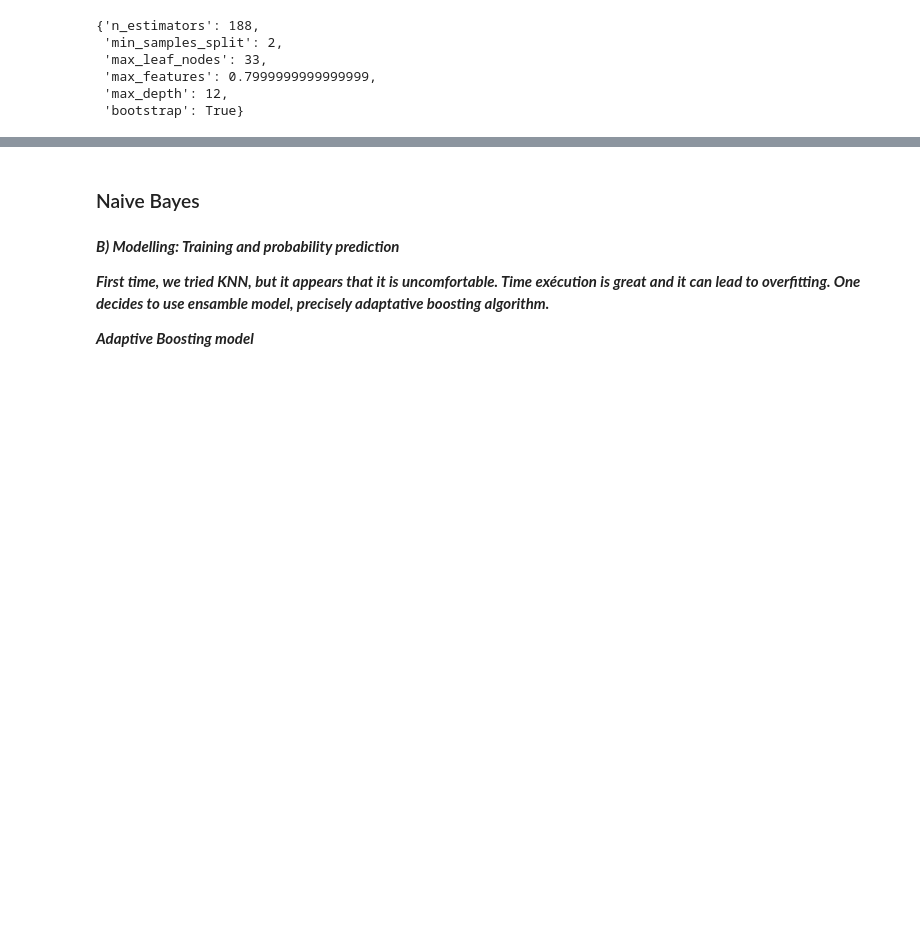
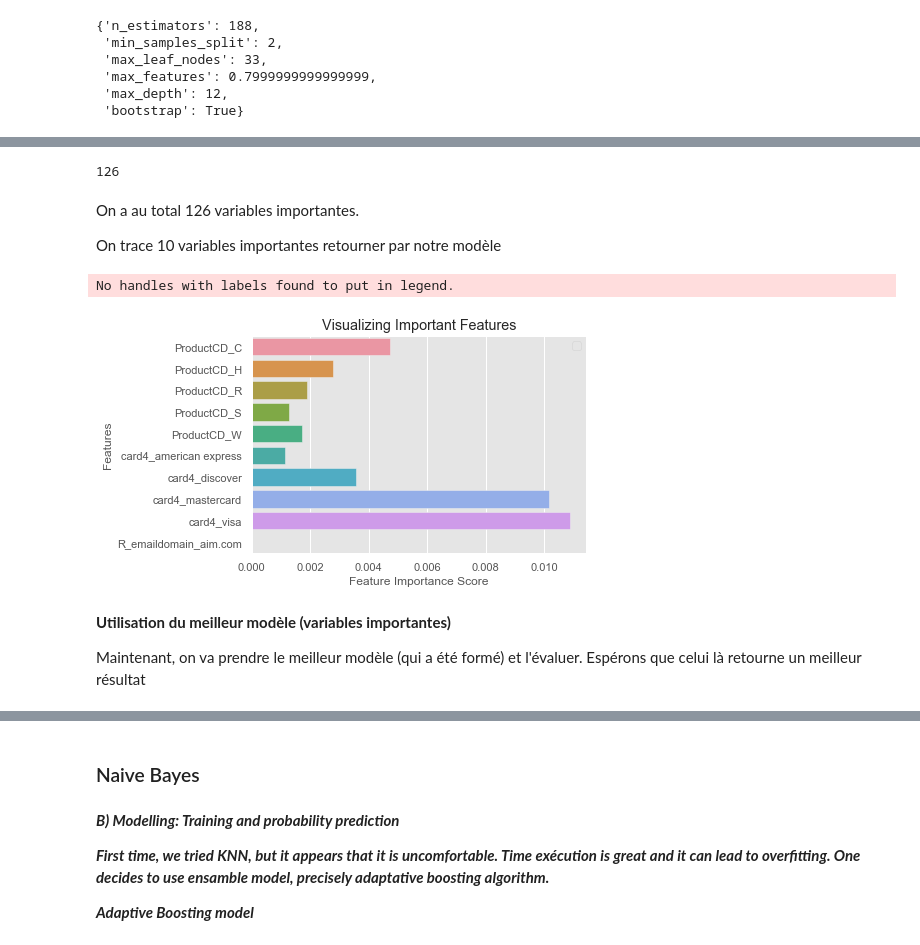
Before and after one commit to DataCampM2DSSAF/suivi-du-data-camp-ghoul_boubekeur_davidas, a Jupyter notebook: notebook_final.ipynb, the cells around one changed output, grey strips where cells are left out. Cells and saved outputs as stored; diff of their text form; code cells hidden in the pictures; blank space fills up the shorter version.

```diff
--- a/notebook_final.ipynb
+++ b/notebook_final.ipynb
@@ -1059,0 +1067,8 @@ Maintenant, on va prendre le meilleur modèle (qui a été formé) et l'évaluer
+# %%
+fi = []
+fiName = []
+for feat, importance in zip(X.columns, rf.feature_importances_):
+  if importance!= 0:
+      fi.append(importance)
+      fiName.append(feat)
+      print('feature: {f}, importance: {i}'.format(f=feat, i=importance))
@@ -1059,0 +1093,22 @@ Maintenant, on va prendre le meilleur modèle (qui a été formé) et l'évaluer
+# %%
+len(fi)
+# %% [output]
+126
+# %% [markdown]
+On a au total 126 variables importantes.
+
+On trace 10 variables importantes retourner par notre modèle
+# %%
+sns.barplot(x=fi[0:10], y=fiName[0:10])
+plt.xlabel('Feature Importance Score')
+plt.ylabel('Features')
+plt.title("Visualizing Important Features")
+plt.legend()
+plt.show()
+# %% [output]
+No handles with labels found to put in legend.
+[figure, added]
+# %% [markdown]
+**Utilisation du meilleur modèle (variables importantes)**
+
+Maintenant, on va prendre le meilleur modèle (qui a été formé) et l'évaluer. Espérons que celui là retourne un meilleur résultat
```
Also changed, not shown: parts of 27 cells of this notebook.
